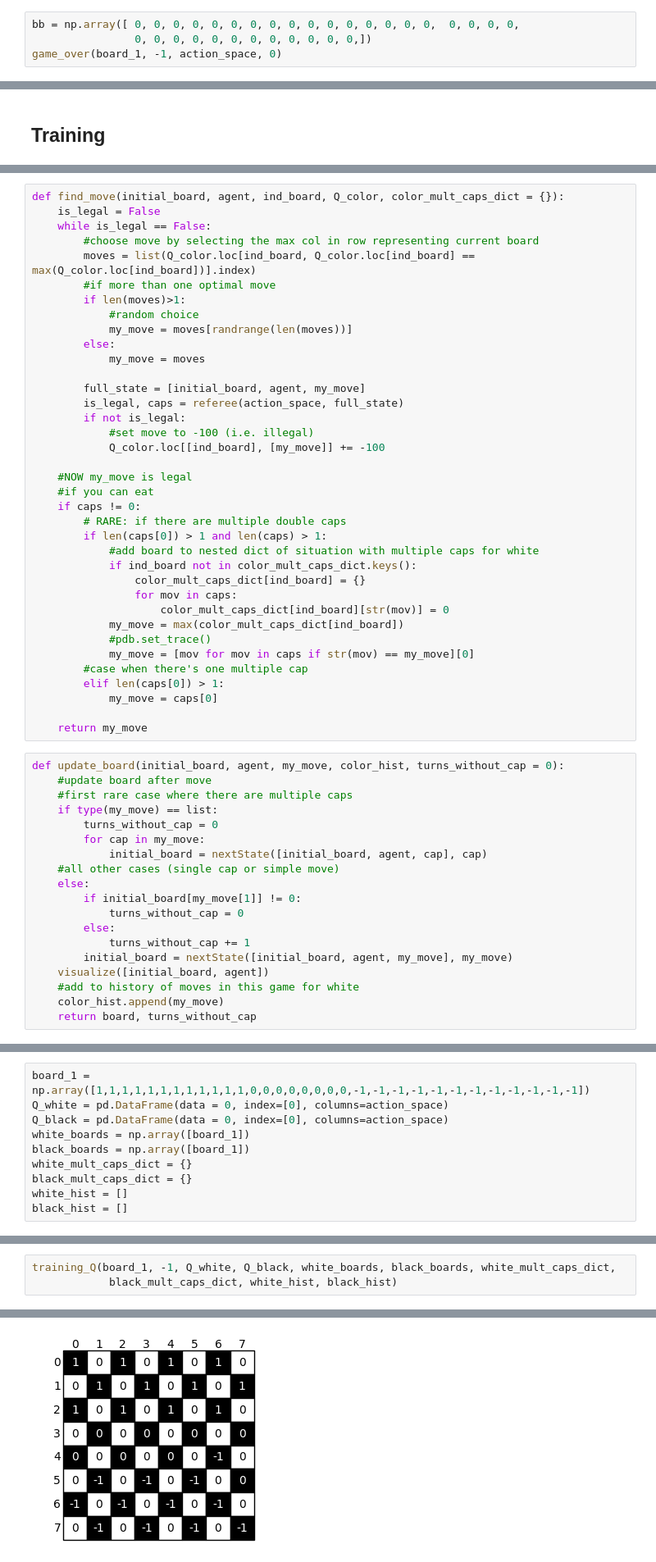
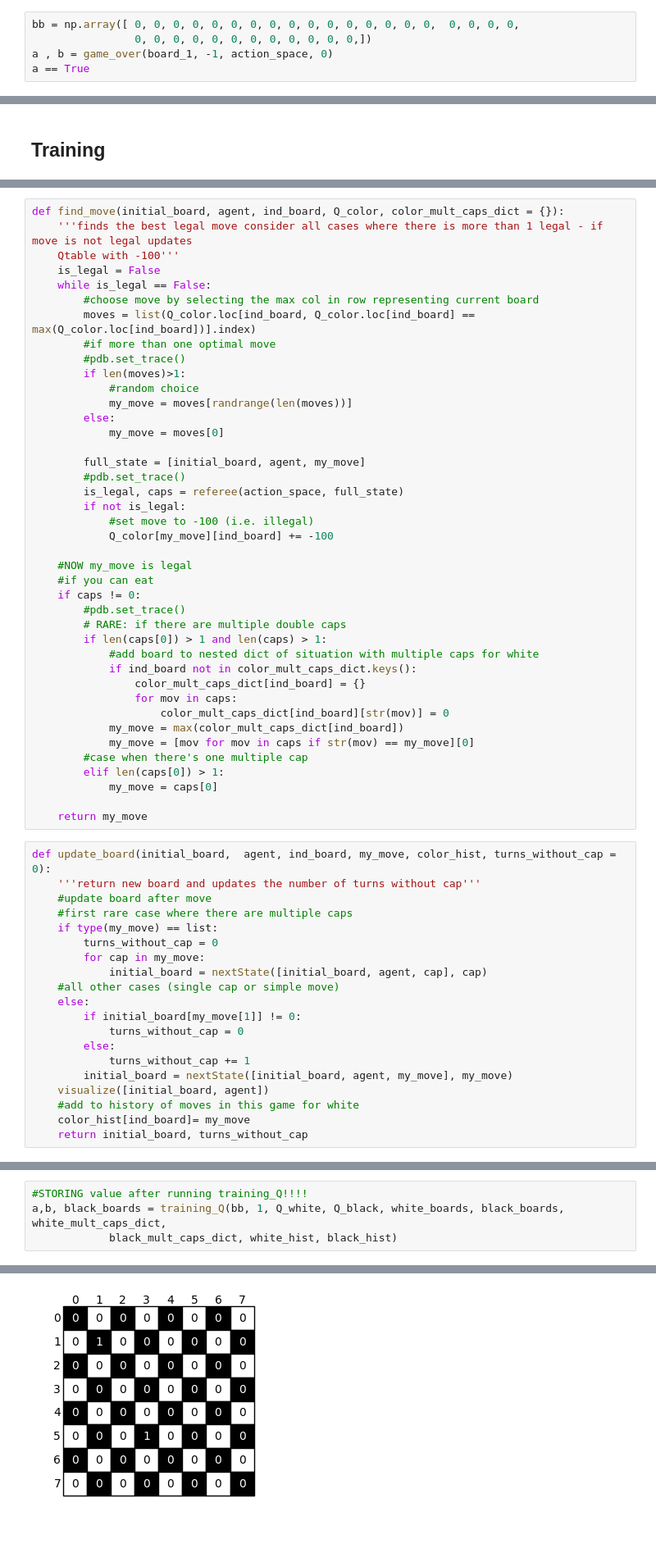
Before and after one commit to federicoschiaffino/Eldo, a Jupyter notebook: Eldo/Q Learning.ipynb, the cells around one changed output, grey strips where cells are left out. Shown at 82% size. Drawn from its saved outputs; the diff is of its cells as text; blank space fills up the shorter version.

Commit message:
first algo training

```diff
--- a/Eldo/Q Learning.ipynb
+++ b/Eldo/Q Learning.ipynb
@@ -144,6 +190,7 @@ def game_over(board, agent, action_space, turns_without_cap):
 # %%
 bb = np.array([ 0, 0, 0, 0, 0, 0, 0, 0, 0, 0, 0, 0, 0, 0, 0, 0,  0, 0, 0, 0,
                 0, 0, 0, 0, 0, 0, 0, 0, 0, 0, 0, 0,])
-game_over(board_1, -1, action_space, 0)
+a , b = game_over(board_1, -1, action_space, 0)
+a == True
 # %% [output]
 False
@@ -193,25 +255,30 @@ def initialise_board(initial_board, agent, Q_color, color_boards):
 # %%
 def find_move(initial_board, agent, ind_board, Q_color, color_mult_caps_dict = {}):
+    '''finds the best legal move consider all cases where there is more than 1 legal - if move is not legal updates
+    Qtable with -100'''
     is_legal = False
     while is_legal == False:
         #choose move by selecting the max col in row representing current board
         moves = list(Q_color.loc[ind_board, Q_color.loc[ind_board] == max(Q_color.loc[ind_board])].index)
         #if more than one optimal move
+        #pdb.set_trace()
         if len(moves)>1:
             #random choice
             my_move = moves[randrange(len(moves))]
         else:
-            my_move = moves
+            my_move = moves[0]
 
         full_state = [initial_board, agent, my_move]
+        #pdb.set_trace()
         is_legal, caps = referee(action_space, full_state)
         if not is_legal:
             #set move to -100 (i.e. illegal)
-            Q_color.loc[[ind_board], [my_move]] += -100
+            Q_color[my_move][ind_board] += -100
 
     #NOW my_move is legal
     #if you can eat
     if caps != 0:
+        #pdb.set_trace()
         # RARE: if there are multiple double caps
         if len(caps[0]) > 1 and len(caps) > 1:
             #add board to nested dict of situation with multiple caps for white
@@ -220,7 +287,6 @@ def find_move(initial_board, agent, ind_board, Q_color, color_mult_caps_dict = {
                 for mov in caps:
                     color_mult_caps_dict[ind_board][str(mov)] = 0
             my_move = max(color_mult_caps_dict[ind_board])
-            #pdb.set_trace()
             my_move = [mov for mov in caps if str(mov) == my_move][0]
         #case when there's one multiple cap
         elif len(caps[0]) > 1:
@@ -228,7 +294,8 @@ def find_move(initial_board, agent, ind_board, Q_color, color_mult_caps_dict = {
 
     return my_move
 # %%
-def update_board(initial_board, agent, my_move, color_hist, turns_without_cap = 0):
+def update_board(initial_board,  agent, ind_board, my_move, color_hist, turns_without_cap = 0):
+    '''return new board and updates the number of turns without cap'''
     #update board after move
     #first rare case where there are multiple caps
     if type(my_move) == list:
@@ -244,5 +311,5 @@ def update_board(initial_board, agent, my_move, color_hist, turns_without_cap =
         initial_board = nextState([initial_board, agent, my_move], my_move)
     visualize([initial_board, agent])
     #add to history of moves in this game for white
-    color_hist.append(my_move)
-    return board, turns_without_cap
+    color_hist[ind_board]= my_move
+    return initial_board, turns_without_cap
@@ -268,10 +387,0 @@ def training_Q(initial_board, agent, Q_white, Q_black, white_boards, black_board
-# %%
-board_1 = np.array([1,1,1,1,1,1,1,1,1,1,1,1,0,0,0,0,0,0,0,0,-1,-1,-1,-1,-1,-1,-1,-1,-1,-1,-1,-1])
-Q_white = pd.DataFrame(data = 0, index=[0], columns=action_space)
-Q_black = pd.DataFrame(data = 0, index=[0], columns=action_space)
-white_boards = np.array([board_1])
-black_boards = np.array([board_1])
-white_mult_caps_dict = {}
-black_mult_caps_dict = {}
-white_hist = []
-black_hist = []
@@ -278,4 +398,5 @@ black_hist = []
 # %%
-training_Q(board_1, -1, Q_white, Q_black, white_boards, black_boards, white_mult_caps_dict,
+#STORING value after running training_Q!!!!
+a,b, black_boards = training_Q(bb, 1, Q_white, Q_black, white_boards, black_boards, white_mult_caps_dict,
             black_mult_caps_dict, white_hist, black_hist)
 # %% [output]
@@ -282 +415 @@ training_Q(board_1, -1, Q_white, Q_black, white_boards, black_boards, white_mult
-[figure, old version]
+[figure, new version]
```
Also changed, not shown: parts of 21 cells of this notebook, 2 other files.
